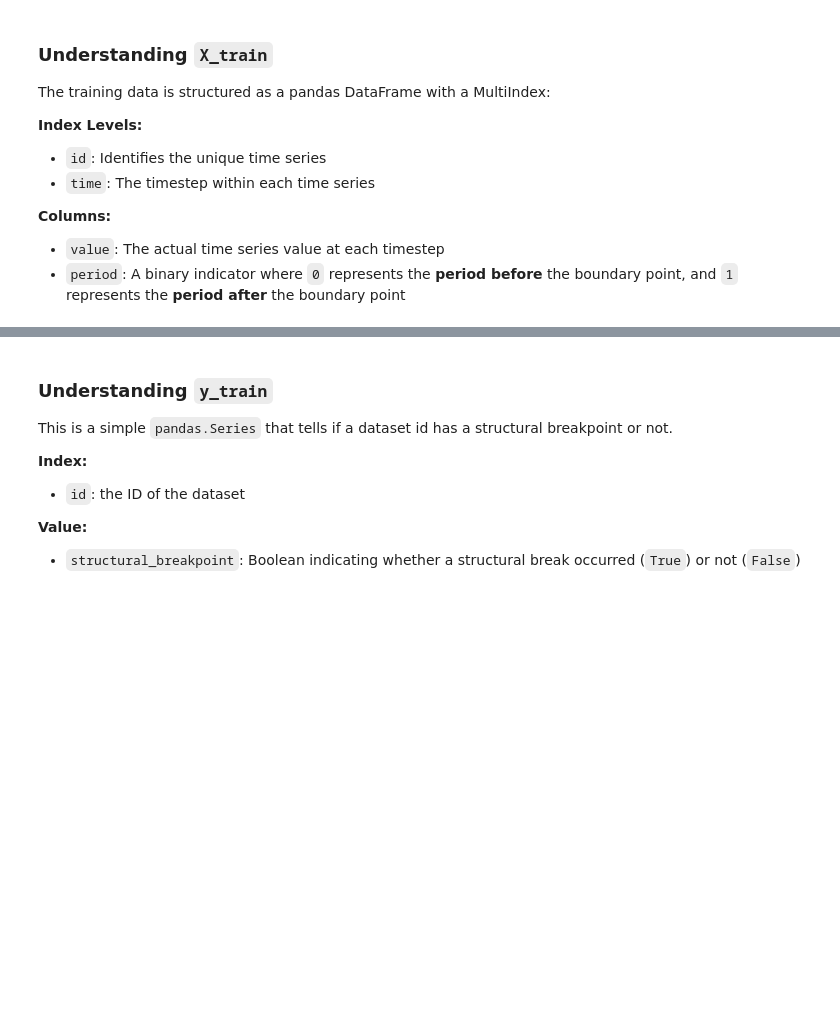
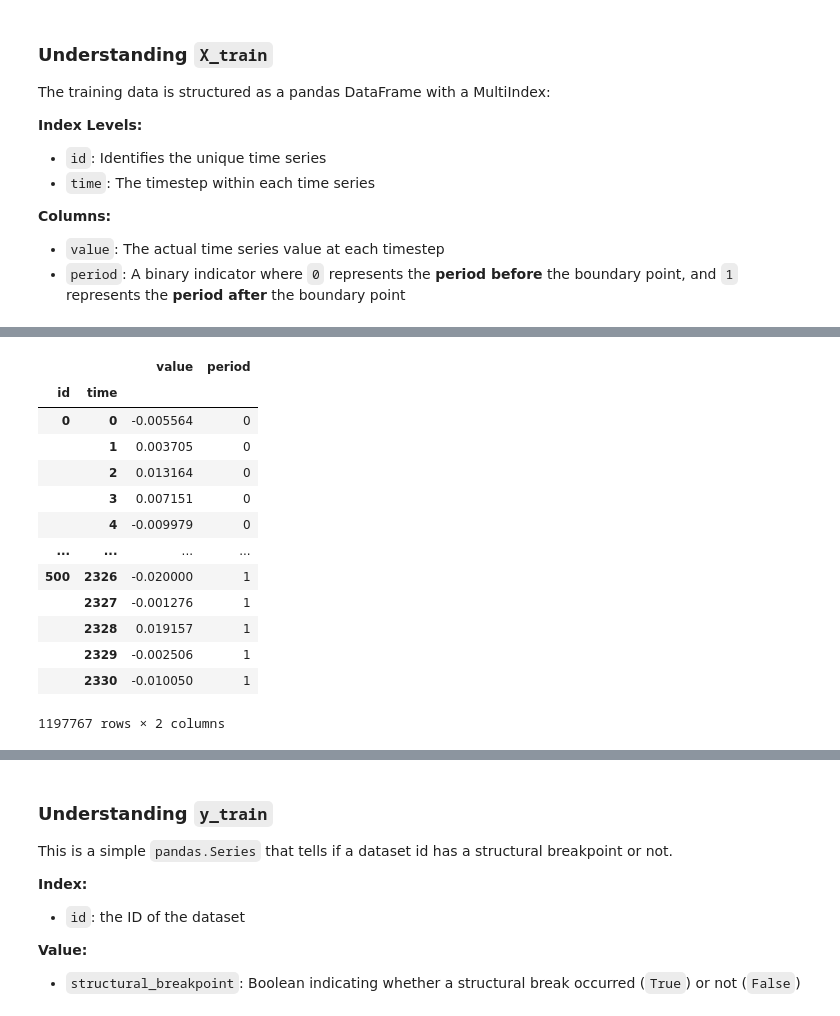
Before and after one commit to Zpazza/structured-data, a Jupyter notebook: competitions/structural-break/quickstarters/baseline/baseline.ipynb, the cells around one changed output, grey strips where cells are left out. Cells and saved outputs as stored; diff of their text form; code cells hidden in the pictures; blank space fills up the shorter version.

```diff
--- a/competitions/structural-break/quickstarters/baseline/baseline.ipynb
+++ b/competitions/structural-break/quickstarters/baseline/baseline.ipynb
@@ -120,0 +232,7 @@ X_train
+# %%
+data_train_sub = X_train.loc[0:500]
+ks_stat = pd.DataFrame(data_train_sub.groupby("id").apply(ks_stat_f), columns=['ks_stat'])
+ks_p = pd.DataFrame(data_train_sub.groupby("id").apply(ks_p_f), columns=['ks_p'])
+
+ks_test_results = pd.concat([ks_stat,ks_p], axis=1)
+ks_test_results #This returns, for each sample data the results of a ks test
@@ -120,0 +254,17 @@ X_train
+# %%
+data_train_sub
+# %% [output]
+|  |  | value | period |
+| id | time |  |  |
+| 0 | 0 | -0.005564 | 0 |
+|  | 1 | 0.003705 | 0 |
+|  | 2 | 0.013164 | 0 |
+|  | 3 | 0.007151 | 0 |
+|  | 4 | -0.009979 | 0 |
+| ... | ... | ... | ... |
+| 500 | 2326 | -0.020000 | 1 |
+|  | 2327 | -0.001276 | 1 |
+|  | 2328 | 0.019157 | 1 |
+|  | 2329 | -0.002506 | 1 |
+|  | 2330 | -0.010050 | 1 |
+1197767 rows × 2 columns
```
Also changed, not shown: parts of 23 cells of this notebook.
